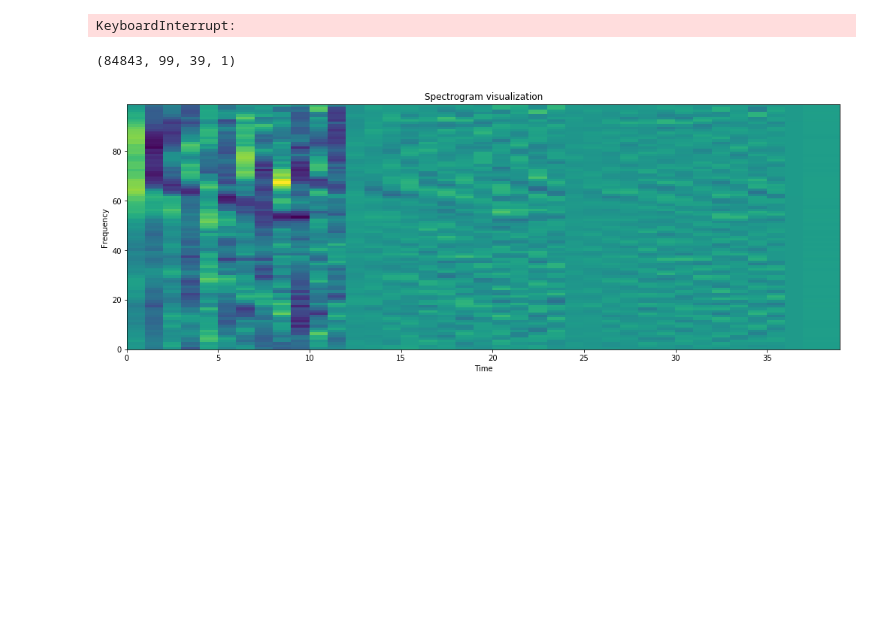
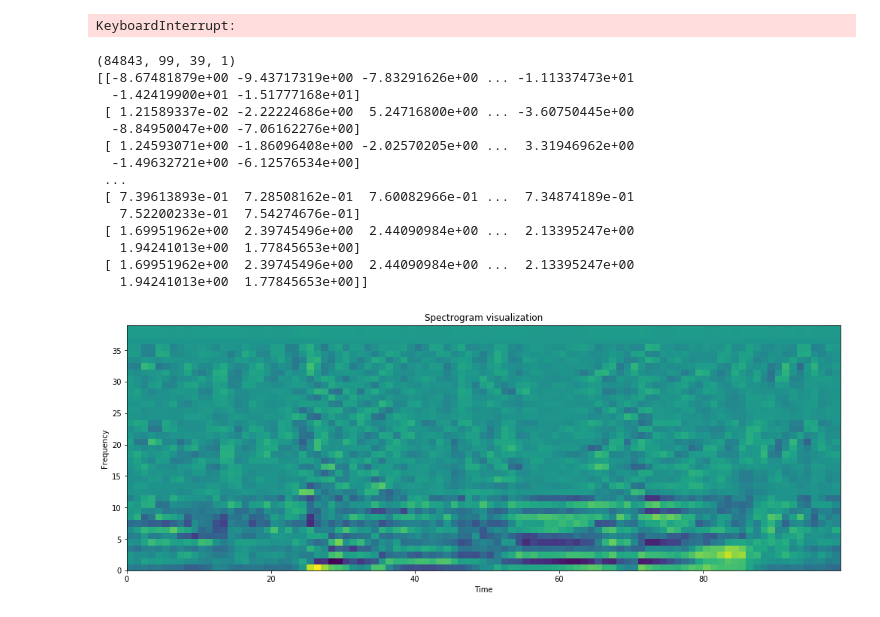
Before and after one commit to XWerer/HDA_Project, a Jupyter notebook: Prova1.ipynb, the cells around one changed output. Saved outputs shown, nothing was run; the diff lists cells and outputs as text; code cells hidden in the pictures; blank space fills up the shorter version.

Commit message:
Added a way to print correctly the spectogram

```diff
--- a/Prova1.ipynb
+++ b/Prova1.ipynb
@@ -81,18 +81,35 @@ train = np.load('train.npy')
 # %%
 train = train.reshape(train.shape[0], 99, 39, 1)
 print(train.shape)
 
+prova = train[78541, :, :, 0]
+prova = np.transpose(prova)
+print(prova)
+
 plt.figure(figsize=(17,6))
-plt.pcolormesh(train[1111,:,:,0])
+plt.pcolormesh(prova)
 
 plt.title('Spectrogram visualization')
 plt.ylabel('Frequency')
 plt.xlabel('Time')
 
 plt.show()
 # %% [output]
 (84843, 99, 39, 1)
+[[-8.67481879e+00 -9.43717319e+00 -7.83291626e+00 ... -1.11337473e+01
+  -1.42419900e+01 -1.51777168e+01]
+ [ 1.21589337e-02 -2.22224686e+00  5.24716800e+00 ... -3.60750445e+00
+  -8.84950047e+00 -7.06162276e+00]
+ [ 1.24593071e+00 -1.86096408e+00 -2.02570205e+00 ...  3.31946962e+00
+  -1.49632721e+00 -6.12576534e+00]
+ ...
+ [ 7.39613893e-01  7.28508162e-01  7.60082966e-01 ...  7.34874189e-01
+   7.52200233e-01  7.54274676e-01]
+ [ 1.69951962e+00  2.39745496e+00  2.44090984e+00 ...  2.13395247e+00
+   1.94241013e+00  1.77845653e+00]
+ [ 1.69951962e+00  2.39745496e+00  2.44090984e+00 ...  2.13395247e+00
+   1.94241013e+00  1.77845653e+00]]
-[figure, old version]
+[figure, new version]
 # %%
 model = Model.AttentionModel(21, 99, 39, use_GRU = True)
 model.summary()
```
Also changed, not shown: parts of 1 cell of this notebook.
